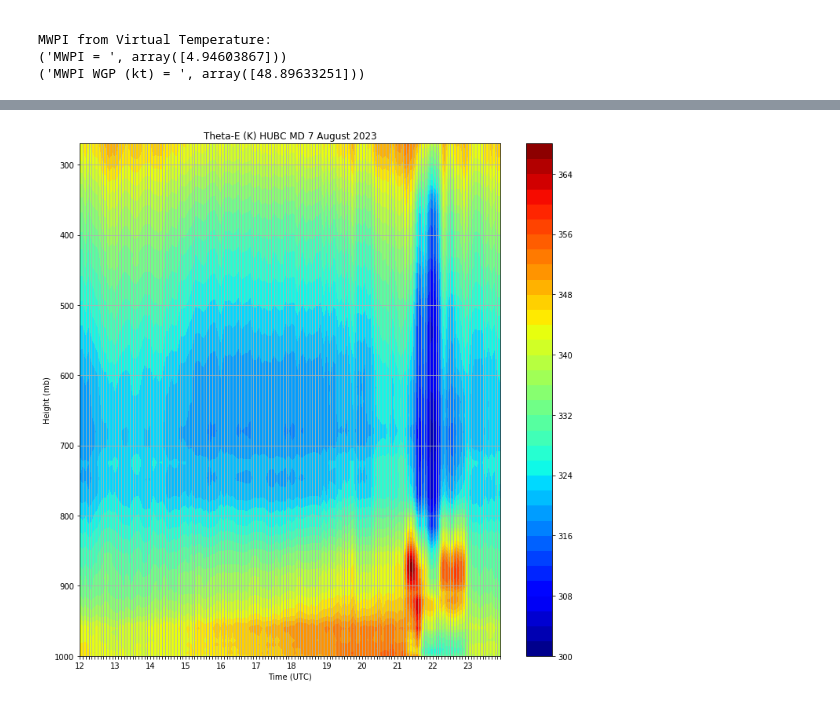
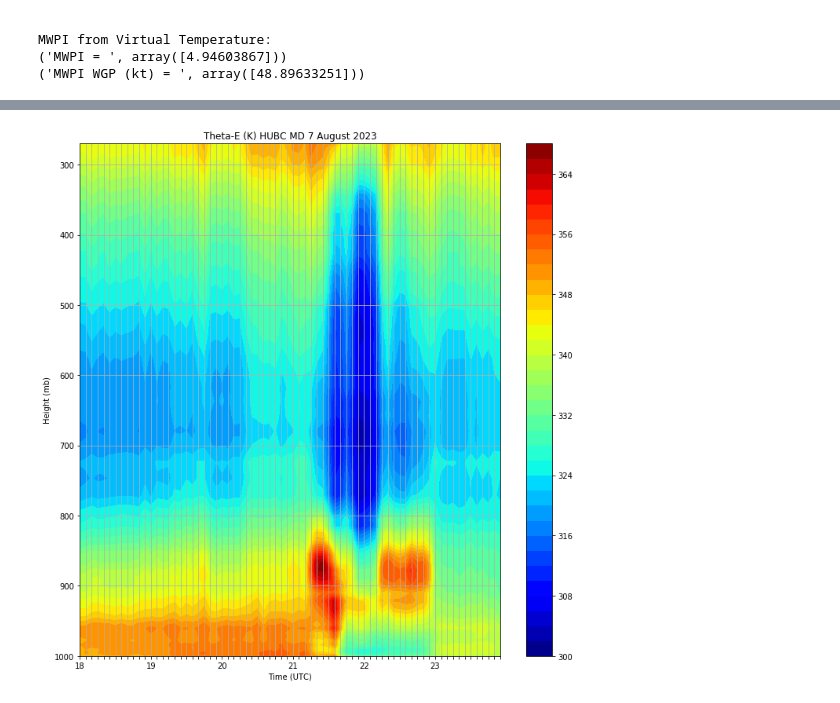
Before and after one commit to kenpryor67/QLCS_Aug2023, a Jupyter notebook: HUBC_MWRP_0807.ipynb, the cells around one changed output, grey strips where cells are left out. Cells and saved outputs as stored; diff of their text form; code cells hidden in the pictures.

```diff
--- a/HUBC_MWRP_0807.ipynb
+++ b/HUBC_MWRP_0807.ipynb
@@ -574,7 +574,7 @@ HUBC MWR Profiles 2023-08-07
 '''
 df_sdg_rh = pd.read_csv("HUBC.mwrProf.RH.AngleScan(N).per5.20230807_df.csv",header=None)
 df_sdg_temp = pd.read_csv("HUBC.mwrProf.Tprof.AngleScan(N).per5.20230807_df.csv",header=None)
-#df_sdg_liq = pd.read_csv("HUBC.mwrProf.Tprof.AngleScan(N).per5.20230807_df.csv",header=None)
+df_sdg_liq = pd.read_csv("HUBC.mwrProf.lwc.AngleScan(N).per5.20230807_df.csv",header=None)
 
 pressure = df_sdg_rh.iloc[1,1:59].tolist()
 pressure_mb = np.array(pressure)
@@ -583,16 +583,18 @@ height = df_sdg_rh.iloc[0,1:59].tolist()
 height_km = np.array(height)
 print("Height (km): ", height_km, height_km.shape)
 height_m = height_km * 1000
-temperature = df_sdg_temp.iloc[145:289,1:59]
+temperature = df_sdg_temp.iloc[217:289,1:59]
 T_K = np.array(temperature)
 T_C = T_K - 273.15
 print("Temperature (C): ", T_C, T_C.shape)
-RH_pct = df_sdg_rh.iloc[145:289,1:59]
+RH_pct = df_sdg_rh.iloc[217:289,1:59]
 RH_pct = np.array(RH_pct)
 print("RH (%): ", RH_pct, RH_pct.shape)
-time = df_sdg_rh.iloc[145:289,0].tolist()
+time = df_sdg_rh.iloc[217:289,0].tolist()
 timez = np.array(time)
-#LIQ = LIQ_press[1:32,:]
+LIQ = df_sdg_liq.iloc[217:289,1:59]
+liq_gm3 = np.array(LIQ)
+print("Liquid (g/m3): ", liq_gm3, liq_gm3.shape)
 print("Time: ", timez, timez.shape)
 print("Pressure in mb: ", pressure_mb, pressure_mb.shape)
 print("Temperature in K: ", T_K, T_K.shape)
@@ -613,8 +615,8 @@ T_min = np.amin(T_K)
 T_max = np.amax(T_K)
 RH_min = np.amin(RH_pct)
 RH_max = np.amax(RH_pct)
-#LIQ_min = np.amin(LIQ_g)
-#LIQ_max = np.amax(LIQ_g)
+LIQ_min = np.amin(liq_gm3)
+LIQ_max = np.amax(liq_gm3)
 TD_C_min = np.amin(TD_C)
 TD_C_max = np.amax(TD_C)
 WBT_min = np.amin(WBT)
@@ -622,7 +624,7 @@ WBT_max = np.amax(WBT)
 print("Theta min, Theta max = %f K %f K" % (TH_min, TH_max))
 print("Temp min, Temp max = %f K %f K" % (T_min, T_max))
 print("RH min, RH max = %f %f" % (RH_min, RH_max))
-#print("LIQ min, LIQ max = %f %f" % (LIQ_min, LIQ_max))
+print("LIQ min, LIQ max = %f %f" % (LIQ_min, LIQ_max))
 print("TD min, TD max = %f %f" % (TD_C_min, TD_C_max))
 print("WBT min, WBT max = %f %f" % (WBT_min, WBT_max))
 
@@ -643,17 +645,12 @@ print("Dev min, Dev max = %f K %f K" % (THe_dev_min, THe_dev_max))
 levels_TH = np.arange(290,370,2)
 levels_T = np.arange(230,310,2)
 levels_RH = np.arange(35,100,2)
-#levels_LIQ = np.arange(0,10,0.1)
+levels_LIQ = np.arange(0,15,0.1)
+levels_LIQ_ctr = np.arange(0,15,2)
 levels_TE = np.arange(300,370,2)
 levels_Dev = np.arange(-35,35,0.5)
 levels_WBT = np.arange(-40,35,0.5)
-labels = ['12', '', '', '', '', '', '', '', '', '', '', '', '13',
-          '', '', '', '', '', '', '', '', '', '', '', '14',
-          '', '', '', '', '', '', '', '', '', '', '', '15',
-          '', '', '', '', '', '', '', '', '', '', '', '16',
-          '', '', '', '', '', '', '', '', '', '', '', '17',
-          '', '', '', '', '', '', '', '', '', '', '', '18',
-          '', '', '', '', '', '', '', '', '', '', '', '19',
+labels = ['18', '', '', '', '', '', '', '', '', '', '', '', '19',
           '', '', '', '', '', '', '', '', '', '', '', '20',
           '', '', '', '', '', '', '', '', '', '', '', '21',
           '', '', '', '', '', '', '', '', '', '', '', '22',
@@ -731,21 +728,65 @@ plt.title("Wet-bulb Temperature (C) HUBC MD 7 August 2023")
 plt.savefig("wbt_hubc_0807.png",dpi=250,bbox_inches='tight')
 plt.grid(True)
 plt.show()
-"""
+
 fig = plt.figure(figsize=(12,12))
 ax = fig.add_subplot(111) # main axes
-cf = ax.contourf(timeutc, prlevs, LIQ_g, cmap=cm.jet, levels = levels_LIQ)
+cf = ax.contourf(timeutc, prlevs, liq_gm3, cmap=cm.jet, levels = levels_LIQ)
 plt.ylim(1000,270)
 ax.set_xticks(time)
 ax.set_xticklabels(labels)
 plt.colorbar(cf)
 plt.xlabel("Time (UTC)")
 plt.ylabel("Height (mb)")
-plt.title("Liquid (g/m^3) Germantown MD 30 June 2012")
-plt.savefig("liq_germ_0630.png",dpi=250,bbox_inches='tight')
+plt.title("Liquid (g/m^3) HUBC MD 7 August 2023")
+plt.savefig("liq_hubc_0807.png",dpi=250,bbox_inches='tight')
 plt.grid(True)
 plt.show()
-"""
+
+fig = plt.figure(figsize=(12,12))
+ax = fig.add_subplot(111) # main axes
+cf = ax.contourf(timeutc, prlevs, ThetaE, cmap=cm.jet, levels = levels_TE)
+cl = ax.contour(timeutc, prlevs, liq_gm3, cmap=cm.gist_gray, levels = levels_LIQ_ctr)
+plt.ylim(1000,270)
+ax.set_xticks(time)
+ax.set_xticklabels(labels)
+plt.colorbar(cf)
+plt.xlabel("Time (UTC)")
+plt.ylabel("Height (mb)")
+plt.title("Theta-E (K) HUBC MD 7 August 2023")
+plt.savefig("thtae_liq_hubc_0807.png",dpi=250,bbox_inches='tight')
+plt.grid(True)
+plt.show()
+
+fig = plt.figure(figsize=(12,12))
+ax = fig.add_subplot(111) # main axes
+cf = ax.contourf(timeutc, prlevs, THe_dev, cmap=cm.jet, levels = levels_Dev)
+cl = ax.contour(timeutc, prlevs, liq_gm3, cmap=cm.gist_gray, levels = levels_LIQ_ctr)
+plt.ylim(1000,270)
+ax.set_xticks(time)
+ax.set_xticklabels(labels)
+plt.colorbar(cf)
+plt.xlabel("Time (UTC)")
+plt.ylabel("Height (mb)")
+plt.title("Theta-E Deviation (K) HUBC MD 7 August 2023")
+plt.savefig("thtaedev_liq_hubc_0807.png",dpi=250,bbox_inches='tight')
+plt.grid(True)
+plt.show()
+
+fig = plt.figure(figsize=(12,12))
+ax = fig.add_subplot(111) # main axes
+cf = ax.contourf(timeutc, prlevs, WBT, cmap=cm.jet, levels = levels_WBT)
+cl = ax.contour(timeutc, prlevs, liq_gm3, cmap=cm.gist_gray, levels = levels_LIQ_ctr)
+plt.ylim(1000,270)
+ax.set_xticks(time)
+ax.set_xticklabels(labels)
+plt.colorbar(cf)
+plt.xlabel("Time (UTC)")
+plt.ylabel("Height (mb)")
+plt.title("Wet-bulb Temperature (C) HUBC MD 7 August 2023")
+plt.savefig("wbt_liq_hubc_0807.png",dpi=250,bbox_inches='tight')
+plt.grid(True)
+plt.show()
 # %% [output]
 C:\Users\ken.pryor\Documents\0823\HU-Beltsville.MWR.2023-08-07\HUBC.mwrProf.RH.AngleScan(N).per5.20230807_df.txt
 C:\Users\ken.pryor\Documents\0823\HU-Beltsville.MWR.2023-08-07
@@ -769 +810 @@ C:\Users\ken.pryor\Documents\0823\HU-Beltsville.MWR.2023-08-07
-[figure, old version]
+[figure, new version]
```
Also changed, not shown: parts of 1 cell of this notebook.
